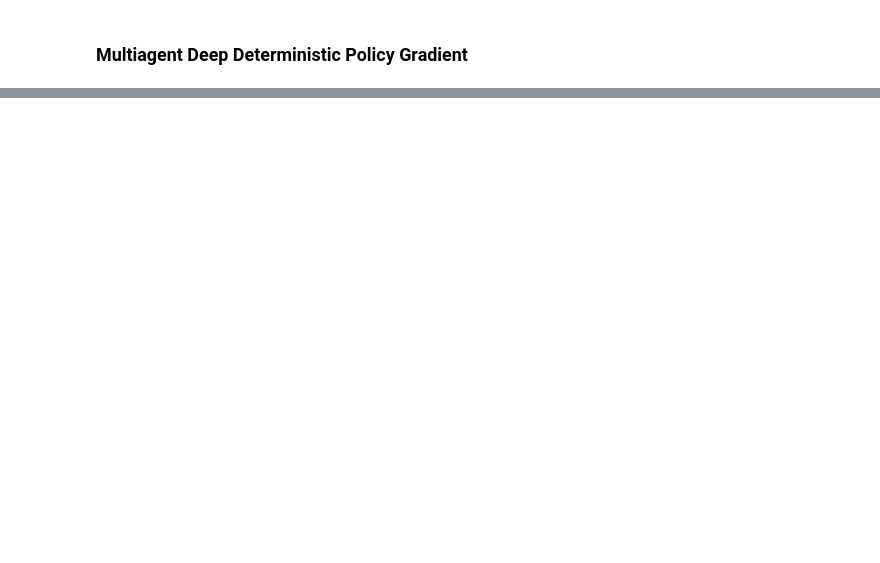
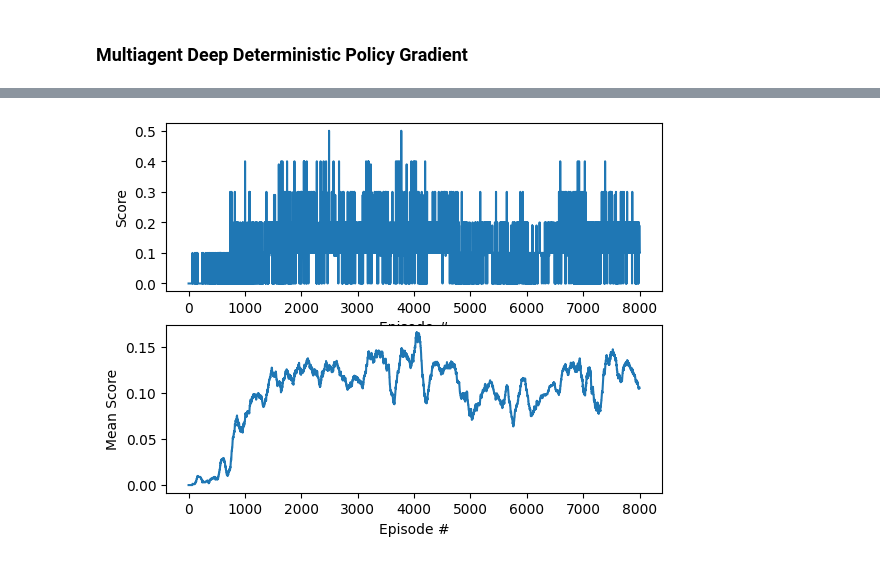
Before and after one commit to jjairo26/drl-p3-collaboration-competition, a Jupyter notebook: Tennis_solution.ipynb, the cells around one changed output, grey strips where cells are left out. Drawn from its saved outputs; the diff is of its cells as text; code cells hidden in the pictures; blank space fills up the shorter version.

Commit message:
First time reaching 0.5

```diff
--- a/Tennis_solution.ipynb
+++ b/Tennis_solution.ipynb
@@ -2,7 +2,7 @@
 from unityagents import UnityEnvironment
 import numpy as np
 
-env = UnityEnvironment(file_name="./Tennis_Linux/Tennis.x86_64")
+env = UnityEnvironment(file_name="./Tennis_Linux/Tennis.x86_64", no_graphics=True)
 
 # get the default brain
 brain_name = env.brain_names[0]
@@ -27,20 +60,3 @@ print('The state for the first agent looks like:', states[0])
-# %%
-for i in range(1, 6):                                      # play game for 5 episodes
-    env_info = env.reset(train_mode=False)[brain_name]     # reset the environment
-    states = env_info.vector_observations                  # get the current state (for each agent)
-    scores = np.zeros(num_agents)                          # initialize the score (for each agent)
-    while True:
-        actions = np.random.randn(num_agents, action_size) # select an action (for each agent)
-        actions = np.clip(actions, -1, 1)                  # all actions between -1 and 1
-        env_info = env.step(actions)[brain_name]           # send all actions to tne environment
-        next_states = env_info.vector_observations         # get next state (for each agent)
-        rewards = env_info.rewards                         # get reward (for each agent)
-        dones = env_info.local_done                        # see if episode finished
-        scores += env_info.rewards                         # update the score (for each agent)
-        states = next_states                               # roll over states to next time step
-        if np.any(dones):                                  # exit loop if episode finished
-            break
-    print('Score (max over agents) from episode {}: {}'.format(i, np.max(scores)))
 # %%
 env.close()
 # %% [markdown]
@@ -128,0 +165,17 @@ for i_episode in range(n_episodes):
+# %%
+import matplotlib.pyplot as plt
+import numpy as np
+
+# Plot the scores
+fig = plt.figure()
+ax = fig.add_subplot(211)
+plt.plot(np.arange(len(score_all_episodes)), score_all_episodes)
+plt.ylabel('Score')
+plt.xlabel('Episode #')
+fig.add_subplot(212)
+plt.plot(np.arange(len(mean_overall_score)), mean_overall_score)
+plt.ylabel('Mean Score')
+plt.xlabel('Episode #')
+plt.show()
+# %% [output]
+[figure, added]
```
Also changed, not shown: parts of 2 cells of this notebook, 4 other files.
